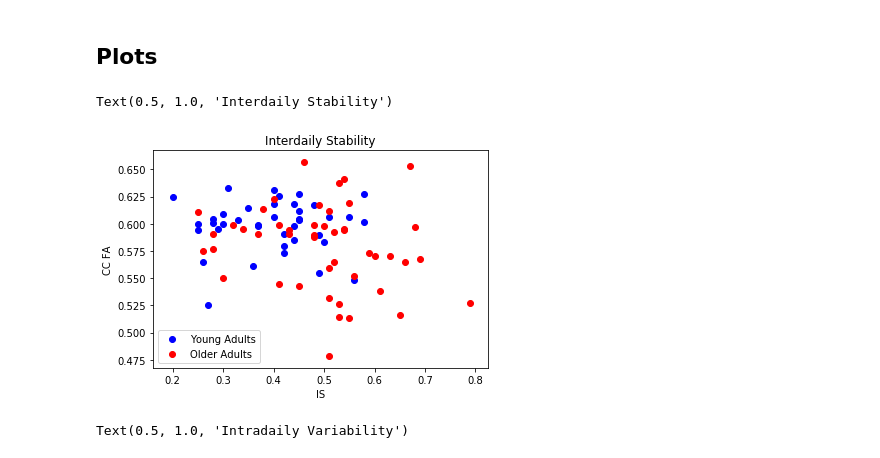
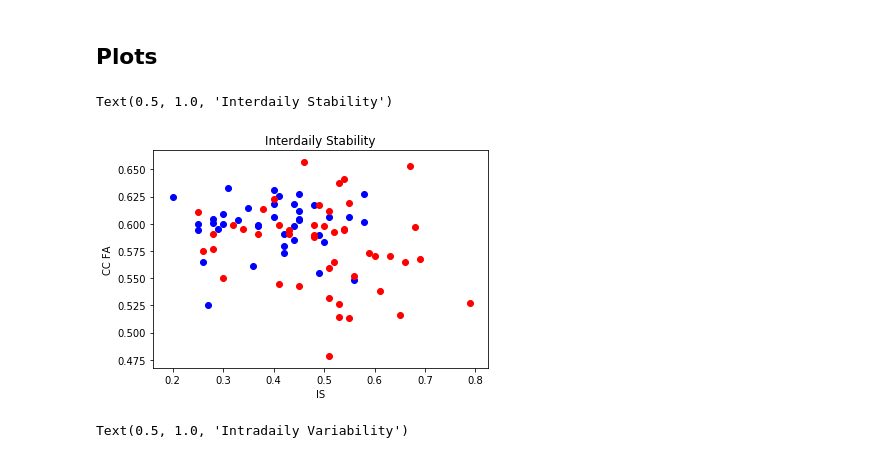
Before and after one commit to UTCogNeuroLab/adm_mri, a Jupyter notebook: analysis/dti/DTI Analysis.ipynb, the cells around one changed output. Drawn from its saved outputs; the diff is of its cells as text; code cells hidden in the pictures.

```diff
--- a/analysis/dti/DTI Analysis.ipynb
+++ b/analysis/dti/DTI Analysis.ipynb
@@ -95,13 +95,12 @@ Text(0.5, 1.0, 'Age')
 # %% [markdown]
 ## Plots
 # %%
-plt.scatter(ya_df['IS'], ya_df['CC_FA'], color = 'blue')
-plt.scatter(oa_df['IS'], oa_df['CC_FA'], color = 'red')
+plt.scatter(ya_df['IS'], ya_df['CC_FA'], color = 'blue', label = 'Young Adults')
+plt.scatter(oa_df['IS'], oa_df['CC_FA'], color = 'red', label = 'Older Adults')
 plt.xlabel("IS")
 plt.ylabel("CC FA")
-plt.legend(['Young Adults', 'Older Adults'])
 plt.title("Interdaily Stability")
 # %% [output]
 Text(0.5, 1.0, 'Interdaily Stability')
-[figure, old version]
+[figure, new version]
 # %%
```
Also changed, not shown: parts of 17 cells of this notebook.
